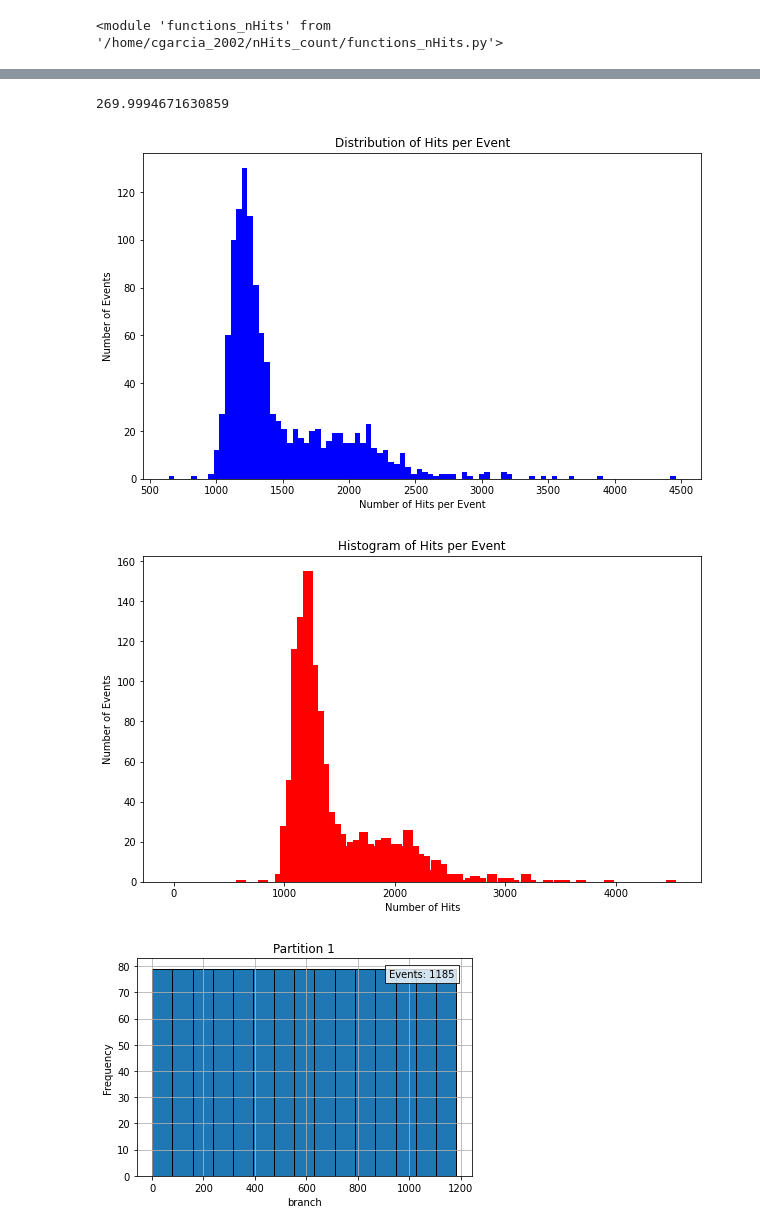
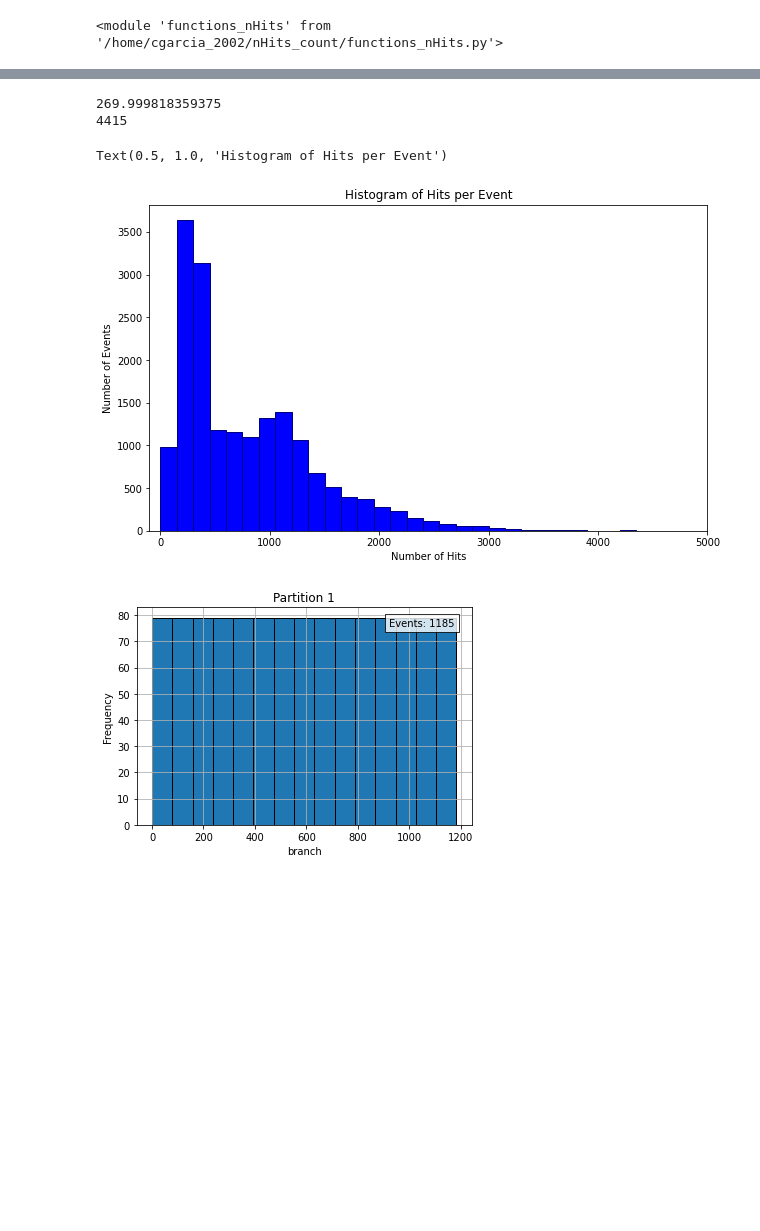
Before and after one commit to halmamol/WCTECoincidence_Analysis, a Jupyter notebook: nHits_count/jupyter_notebooks/create_nHits_dtf.ipynb, the cells around one changed output, grey strips where cells are left out. Cells and saved outputs as stored; diff of their text form; code cells hidden in the pictures; blank space fills up the shorter version.

```diff
--- a/nHits_count/jupyter_notebooks/create_nHits_dtf.ipynb
+++ b/nHits_count/jupyter_notebooks/create_nHits_dtf.ipynb
@@ -45,5 +29,5 @@ tree.keys()
 # %%
-values = tree["hit_pmt_times"].array(library="np")  # e.g., "eventID"
+values = tree["hit_pmt_calibrated_times"].array(library="np")  # e.g., "eventID"
 #print(values)
 
 final_elements = []
@@ -51,30 +35,35 @@ max_list = []
 for x in values:
 
     final_elements.append(len(x))
-    max_list.append(max(x)/1000)
-    #print(x[1])
+    max_list.append(x[-1]/1000)
+    #print(x[-1])  # Print the calibrated times in seconds, excluding the last element
+    #print(x[-1])
 print(max(max_list))  # Print the maximum value in seconds
 
-plt.figure(figsize=(10, 6))
-plt.hist(final_elements, bins=90, color='blue')
-plt.xlabel('Number of Hits per Event')
-plt.ylabel('Number of Events')
-plt.title('Distribution of Hits per Event')
-plt.show()
-
-histogram = np.zeros(int(4000/50)+10)  # Initialize histogram with 200 bins
-histogram = functions_nHits.count_nHits(np.array(final_elements), 50, histogram)
-plt.figure(figsize=(10, 6))
-plt.bar(np.linspace(0, 4500, int(4000/50)+10), histogram, width = 90, color='red')
-plt.xlabel('Number of Hits')
-plt.ylabel('Number of Events')
-plt.title('Histogram of Hits per Event')
-plt.savefig('histogram_hits_per_event.pdf')
-plt.show()
+print(max(final_elements))  # Print the maximum number of hits in an event
 # %% [output]
-269.9994671630859
+269.999818359375
+4415
-[figure, removed]
-[figure, removed]
+# %%
+"""plt.figure(figsize=(10, 6))
+plt.hist(final_elements, range = [0, 5000], bins=50, color='blue')
+plt.xlabel('Number of Hits per Event')
+plt.ylabel('Number of Events')
+plt.title('Distribution of Hits per Event')"""
+
+
+bin_hist = 7500/50
+histogram = np.zeros(int(7500/bin_hist))  # Initialize histogram with 200 bins
+histogram = functions_nHits.count_nHits(np.array(final_elements), bin_hist, histogram)
+plt.figure(figsize=(10, 6))
+plt.bar(np.arange(0, 7500, bin_hist), histogram, width = bin_hist, color='blue', align='edge', edgecolor='navy')
+plt.xlim(-100, 5000)
+plt.xlabel('Number of Hits')
+plt.ylabel('Number of Events')
+plt.title('Histogram of Hits per Event')
+# %% [output]
+Text(0.5, 1.0, 'Histogram of Hits per Event')
+[figure, added]
 # %%
 values = tree["event_number"].array(library="np")  # e.g., "eventID"
 # Plot a histogram
```
Also changed, not shown: parts of 7 cells of this notebook, 3 other files.
